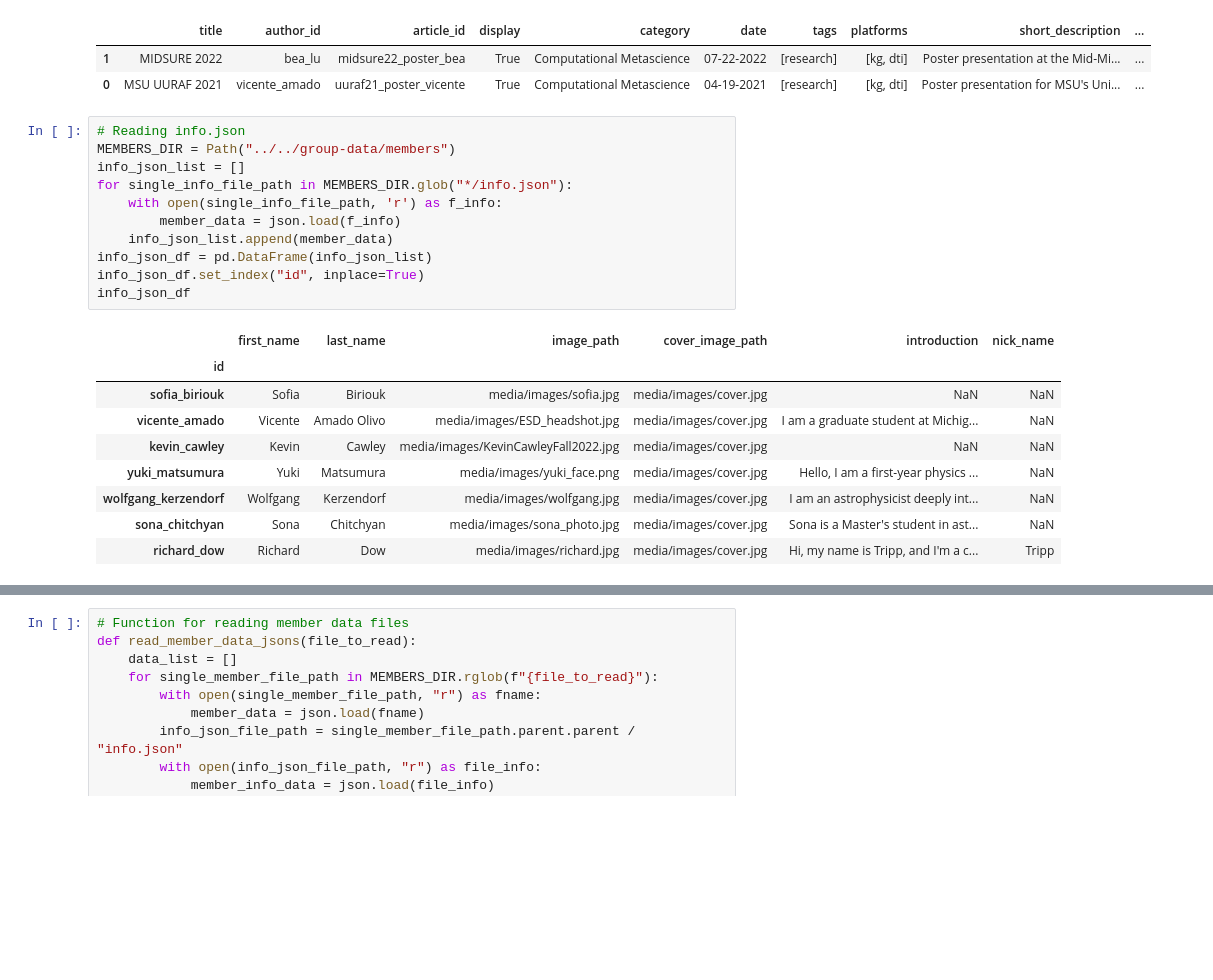
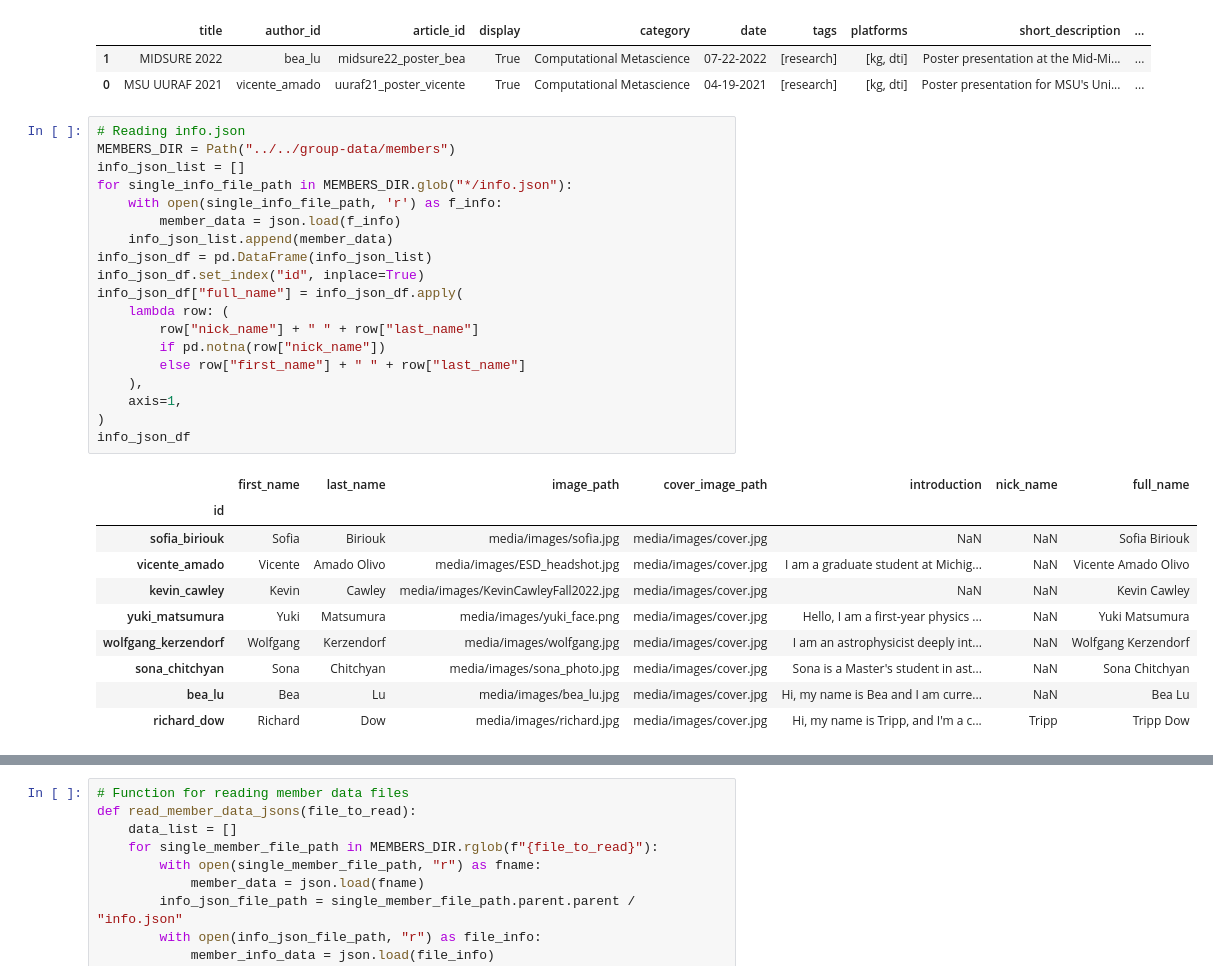
Before and after one commit to deepthought-initiative/dtiwebsite_generator, a Jupyter notebook: notebooks/create_htmls.ipynb, the cells around one changed output, grey strips where cells are left out. Cells and saved outputs as stored; diff of their text form; blank space fills up the shorter version.

```diff
--- a/notebooks/create_htmls.ipynb
+++ b/notebooks/create_htmls.ipynb
@@ -225,24 +225,33 @@ research_content_df
 # %%
 # Reading info.json
 MEMBERS_DIR = Path("../../group-data/members")
 info_json_list = []
 for single_info_file_path in MEMBERS_DIR.glob("*/info.json"):
     with open(single_info_file_path, 'r') as f_info:
         member_data = json.load(f_info)
     info_json_list.append(member_data)
 info_json_df = pd.DataFrame(info_json_list)
 info_json_df.set_index("id", inplace=True)
+info_json_df["full_name"] = info_json_df.apply(
+    lambda row: (
+        row["nick_name"] + " " + row["last_name"]
+        if pd.notna(row["nick_name"])
+        else row["first_name"] + " " + row["last_name"]
+    ),
+    axis=1,
+)
 info_json_df
 # %% [output]
-|  | first_name | last_name | image_path | cover_image_path | introduction | nick_name |
-| id |  |  |  |  |  |  |
-| sofia_biriouk | Sofia | Biriouk | media/images/sofia.jpg | media/images/cover.jpg | NaN | NaN |
-| vicente_amado | Vicente | Amado Olivo | media/images/ESD_headshot.jpg | media/images/cover.jpg | I am a graduate student at Michig... | NaN |
-| kevin_cawley | Kevin | Cawley | media/images/KevinCawleyFall2022.jpg | media/images/cover.jpg | NaN | NaN |
-| yuki_matsumura | Yuki | Matsumura | media/images/yuki_face.png | media/images/cover.jpg | Hello, I am a first-year physics ... | NaN |
-| wolfgang_kerzendorf | Wolfgang | Kerzendorf | media/images/wolfgang.jpg | media/images/cover.jpg | I am an astrophysicist deeply int... | NaN |
-| sona_chitchyan | Sona | Chitchyan | media/images/sona_photo.jpg | media/images/cover.jpg | Sona is a Master's student in ast... | NaN |
-| richard_dow | Richard | Dow | media/images/richard.jpg | media/images/cover.jpg | Hi, my name is Tripp, and I'm a c... | Tripp |
+|  | first_name | last_name | image_path | cover_image_path | introduction | nick_name | full_name |
+| id |  |  |  |  |  |  |  |
+| sofia_biriouk | Sofia | Biriouk | media/images/sofia.jpg | media/images/cover.jpg | NaN | NaN | Sofia Biriouk |
+| vicente_amado | Vicente | Amado Olivo | media/images/ESD_headshot.jpg | media/images/cover.jpg | I am a graduate student at Michig... | NaN | Vicente Amado Olivo |
+| kevin_cawley | Kevin | Cawley | media/images/KevinCawleyFall2022.jpg | media/images/cover.jpg | NaN | NaN | Kevin Cawley |
+| yuki_matsumura | Yuki | Matsumura | media/images/yuki_face.png | media/images/cover.jpg | Hello, I am a first-year physics ... | NaN | Yuki Matsumura |
+| wolfgang_kerzendorf | Wolfgang | Kerzendorf | media/images/wolfgang.jpg | media/images/cover.jpg | I am an astrophysicist deeply int... | NaN | Wolfgang Kerzendorf |
+| sona_chitchyan | Sona | Chitchyan | media/images/sona_photo.jpg | media/images/cover.jpg | Sona is a Master's student in ast... | NaN | Sona Chitchyan |
+| bea_lu | Bea | Lu | media/images/bea_lu.jpg | media/images/cover.jpg | Hi, my name is Bea and I am curre... | NaN | Bea Lu |
+| richard_dow | Richard | Dow | media/images/richard.jpg | media/images/cover.jpg | Hi, my name is Tripp, and I'm a c... | Tripp | Tripp Dow |
 # %%
 general = loading_general_json_files("general")
 homepage = loading_general_json_files("homepage")
```
Also changed, not shown: parts of 7 cells of this notebook.
